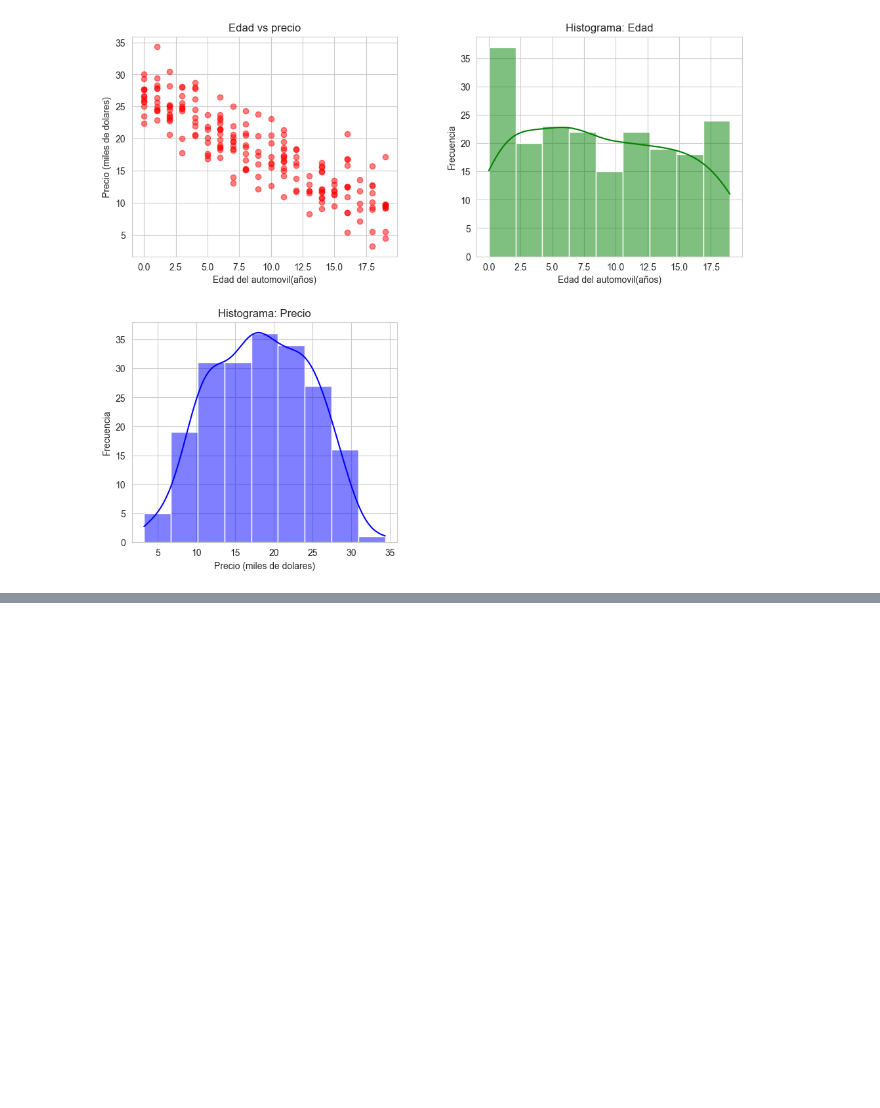
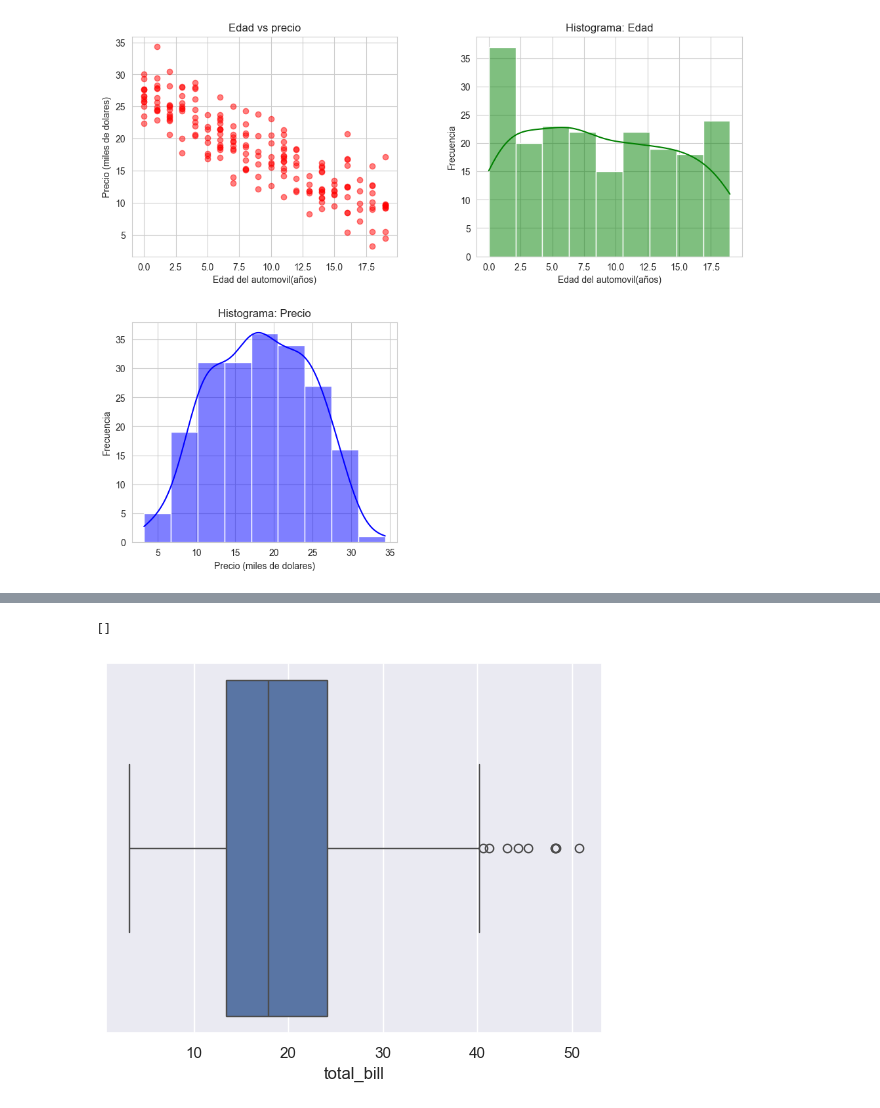
Before and after one commit to Gozv/Data_Analyst_Pandas-, a Jupyter notebook: Seaborn.ipynb, the cells around one changed output, grey strips where cells are left out. Cells and saved outputs as stored; diff of their text form; code cells hidden in the pictures; blank space fills up the shorter version.

```diff
--- a/Seaborn.ipynb
+++ b/Seaborn.ipynb
@@ -122,0 +170,6 @@ plt.show()
+# %%
+sns.boxplot(data=df, x="total_bill")
+plt.plot()
+# %% [output]
+[]
+[figure, added]
```
Also changed, not shown: parts of 17 cells of this notebook.
